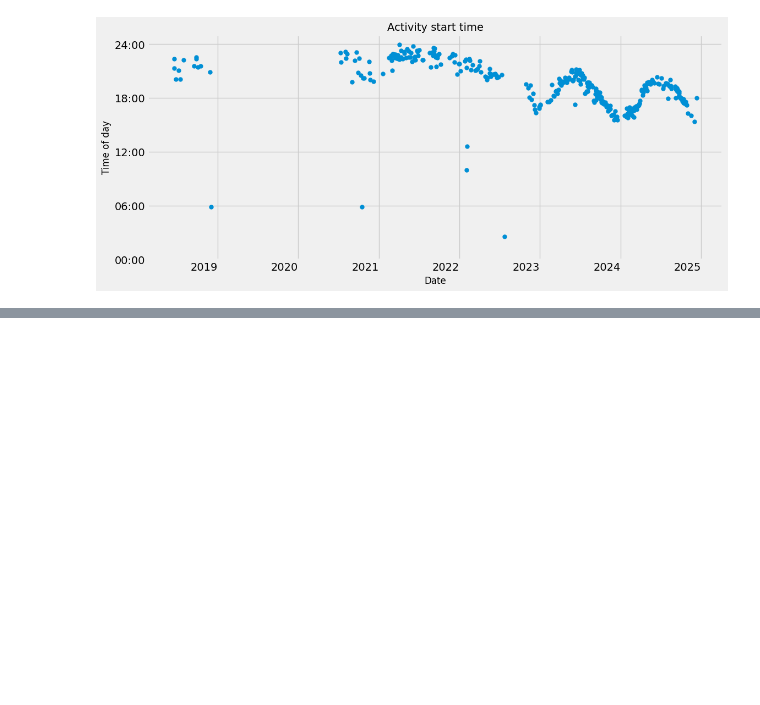
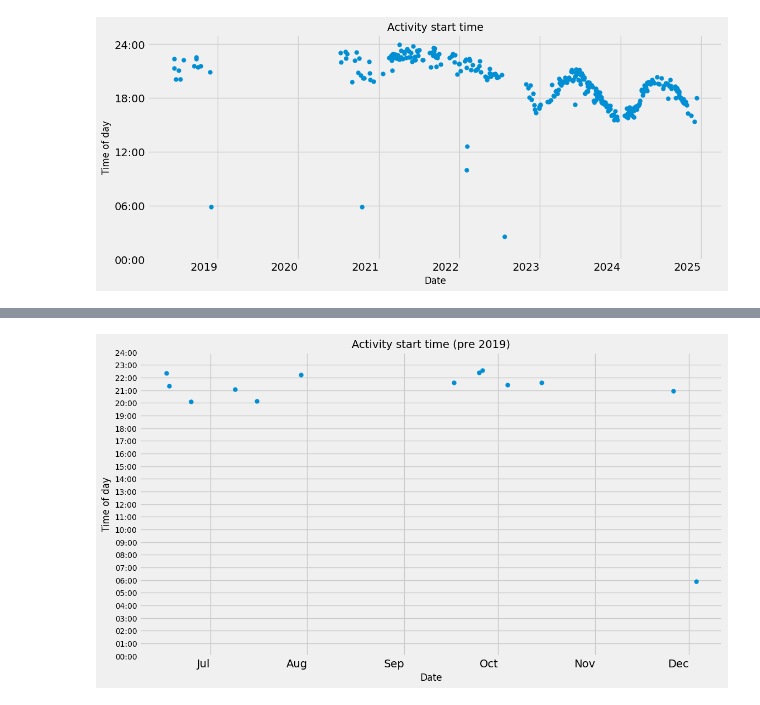
Before and after one commit to surajkarak/runkeeper_data_analysis, a Jupyter notebook: runkeeper_data.ipynb, the cells around one changed output, grey strips where cells are left out. Drawn from its saved outputs; the diff is of its cells as text; code cells hidden in the pictures; blank space fills up the shorter version.

```diff
--- a/runkeeper_data.ipynb
+++ b/runkeeper_data.ipynb
@@ -360,3 +360,6 @@ plt.xticks(rotation=0)
 plt.show()
 # %% [output]
 [figure]
+# %%
+for i in range(0, 25, 3):
+    print(f"{i:02}:00")
@@ -362,0 +376,14 @@ plt.show()
+# %%
+df_pre_2019 = cardio[cardio.index < '2019-01-01']
+
+df_pre_2019['Time_seconds'].plot(figsize=(12, 8), style='o', markersize=5)
+plt.yticks(range(0, 25 * 3600, 3600), [f"{i:02}:00" for i in range(0, 25)], fontsize=10)
+plt.gca().xaxis.set_major_locator(mpl.dates.MonthLocator())
+plt.gca().xaxis.set_major_formatter(mpl.dates.DateFormatter('%b'))
+plt.xlabel("Date", fontsize=12)
+plt.ylabel("Time of day", fontsize=12)
+plt.title("Activity start time (pre 2019)", fontsize=14)
+plt.xticks(rotation=0)
+plt.show()
+# %% [output]
+[figure, added]
```
Also changed, not shown: parts of 10 cells of this notebook.
